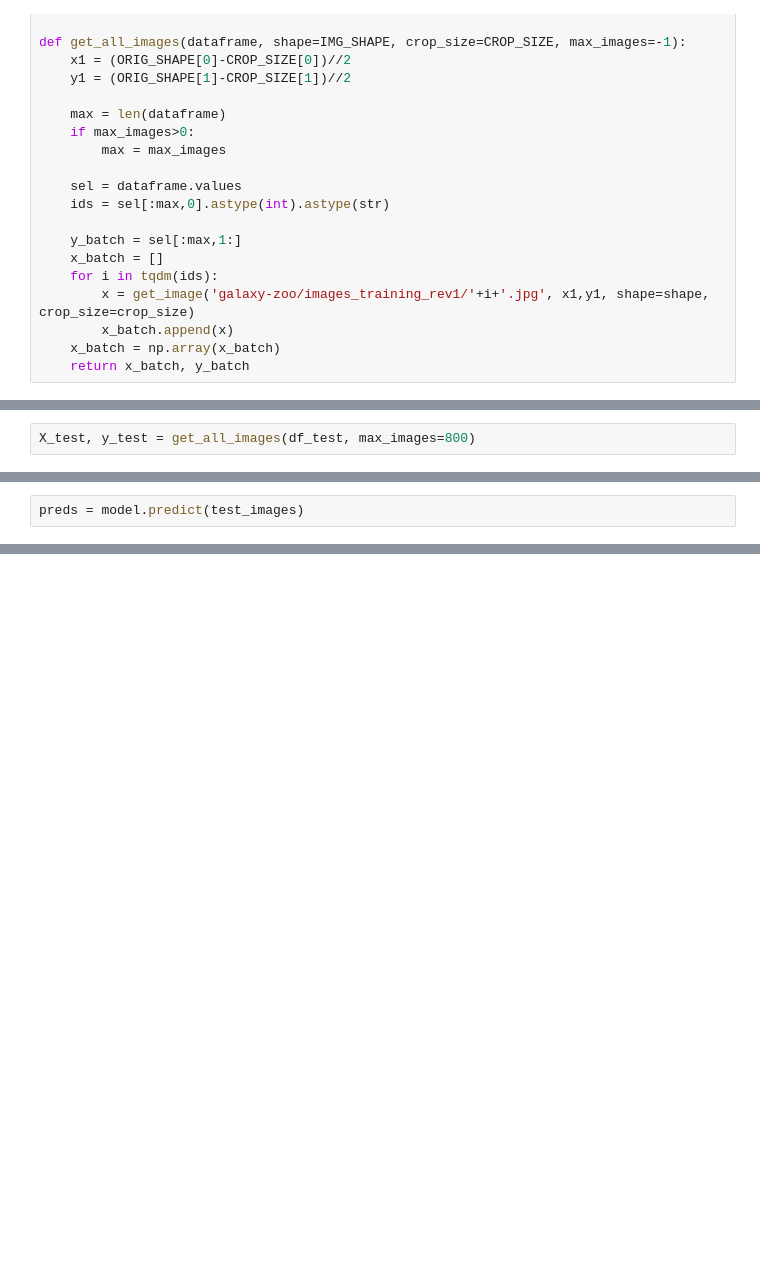
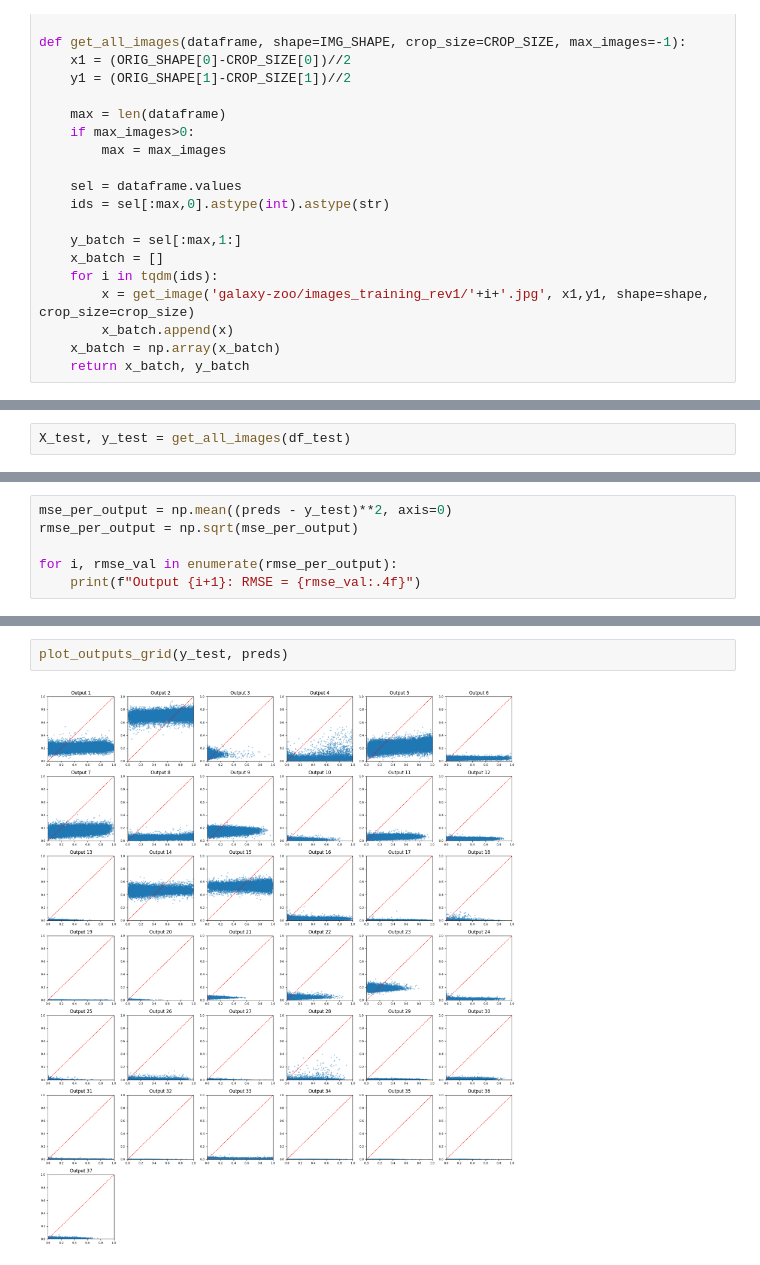
Before and after one commit to enocera/FIS0204, a Jupyter notebook: Lectures/Lecture_18/GalaxyImageClassification.ipynb, the cells around one changed output, grey strips where cells are left out. Cells and saved outputs as stored; diff of their text form; blank space fills up the shorter version.

```diff
--- a/Lectures/Lecture_18/GalaxyImageClassification.ipynb
+++ b/Lectures/Lecture_18/GalaxyImageClassification.ipynb
@@ -196,5 +258,5 @@ Epoch 30/30
 # %%
-X_test, y_test = get_all_images(df_test, max_images=800)
+X_test, y_test = get_all_images(df_test)
 # %%
 preds = model.predict(X_test)
 # %% [output]
@@ -218,2 +263,0 @@ test_images = np.array([get_image('galaxy-zoo/images_test_rev1/'+file, x1,y1, sh
-# %%
-preds = model.predict(test_images)
@@ -240,0 +269,6 @@ array([14, 14, 14, 14, 14, 14, 14, 14, 14, 14, 14, 14, 14, 14, 14, 14, 14,
+# %%
+mse_per_output = np.mean((preds - y_test)**2, axis=0)
+rmse_per_output = np.sqrt(mse_per_output)
+
+for i, rmse_val in enumerate(rmse_per_output):
+    print(f"Output {i+1}: RMSE = {rmse_val:.4f}")
@@ -240,0 +342,4 @@ array([14, 14, 14, 14, 14, 14, 14, 14, 14, 14, 14, 14, 14, 14, 14, 14, 14,
+# %%
+plot_outputs_grid(y_test, preds)
+# %% [output]
+[figure, added]
```
Also changed, not shown: parts of 25 cells of this notebook, 1 other file.
